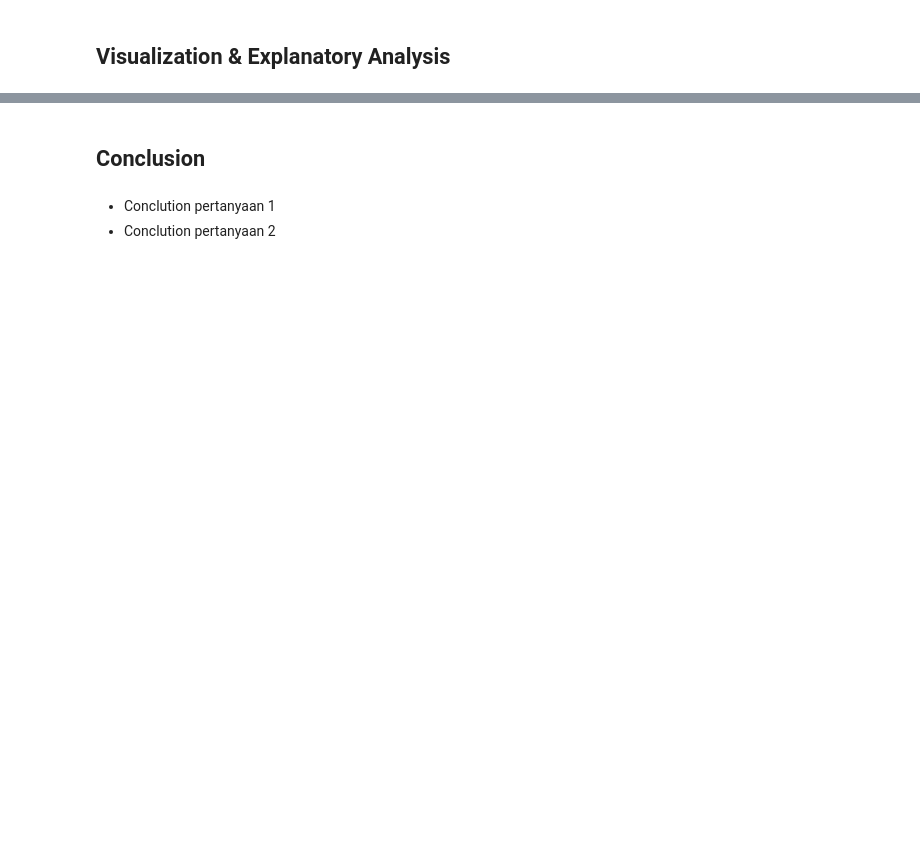
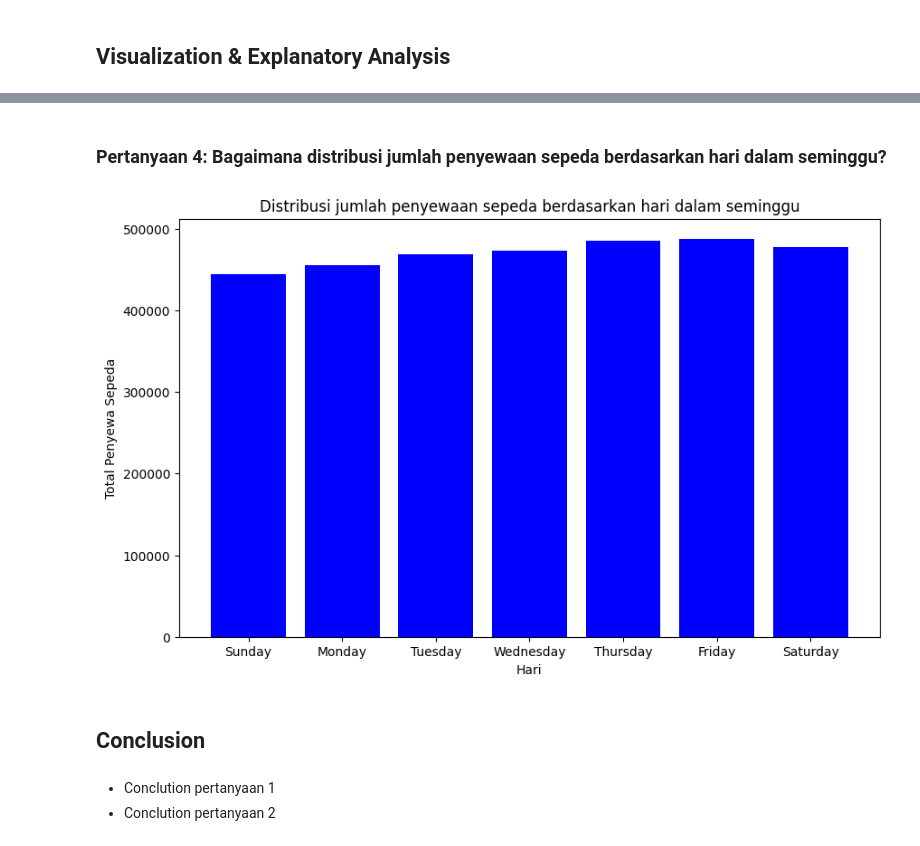
Before and after one commit to luthfijuliandri/Proyek-Dicoding-Analisis-Data-dengan-Python, a Jupyter notebook: Proyek_Analisis_Data.ipynb, the cells around one changed output, grey strips where cells are left out. Saved outputs shown, nothing was run; the diff lists cells and outputs as text; code cells hidden in the pictures; blank space fills up the shorter version.

```diff
--- a/Proyek_Analisis_Data.ipynb
+++ b/Proyek_Analisis_Data.ipynb
@@ -50,3 +405,21 @@ df_hour = pd.read_csv("/content/Proyek-Dicoding-Analisis-Data-dengan-Python/data
+# %% [markdown]
+### Pertanyaan 4: Bagaimana distribusi jumlah penyewaan sepeda berdasarkan hari dalam seminggu?
+# %%
+# mengelompokkan total penyewa sepeda berdasarkan hari kerja dan akhir pekan
+cnt_weekday = df_day.groupby('weekday')['cnt'].sum()
+
+# Adjust ukuran figure
+plt.figure(figsize=(10, 6))
+
+# plotting
+plt.bar(cnt_weekday.index, cnt_weekday, color='blue')
+
+plt.title('Distribusi jumlah penyewaan sepeda berdasarkan hari dalam seminggu')
+plt.ylabel('Total Penyewa Sepeda')
+plt.xlabel('Hari')
+plt.show()
+# %% [output]
+[figure, added]
 # %% [markdown]
 ## Conclusion
 # %% [markdown]
```
Also changed, not shown: parts of 58 cells of this notebook.
